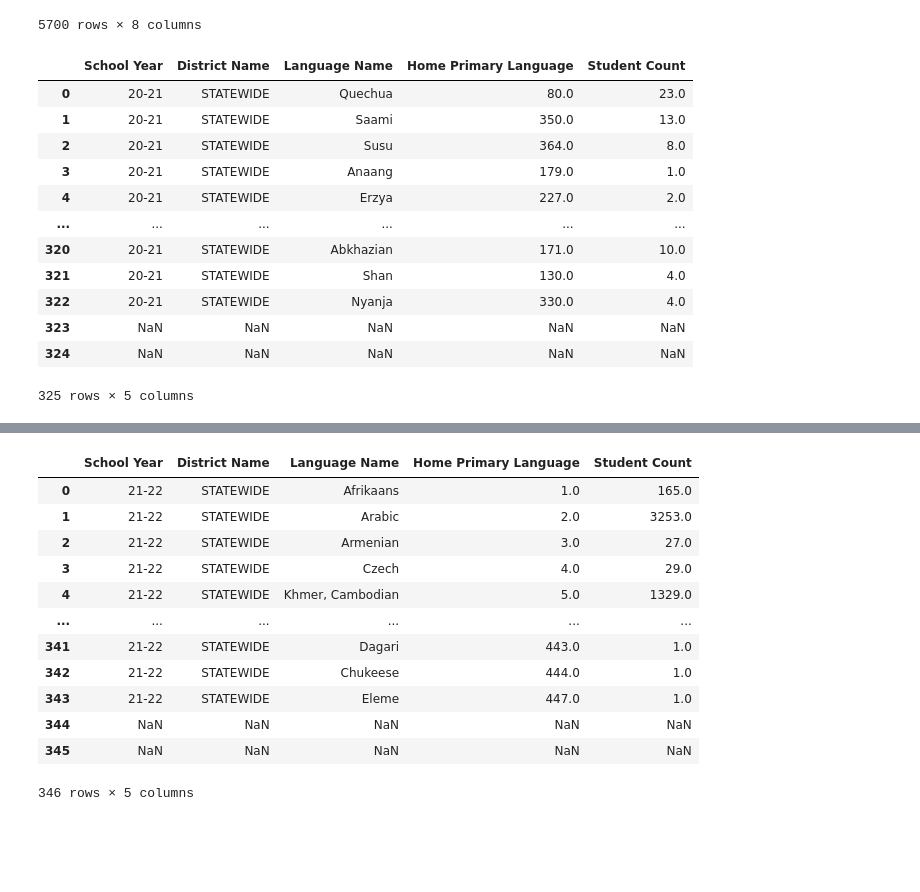
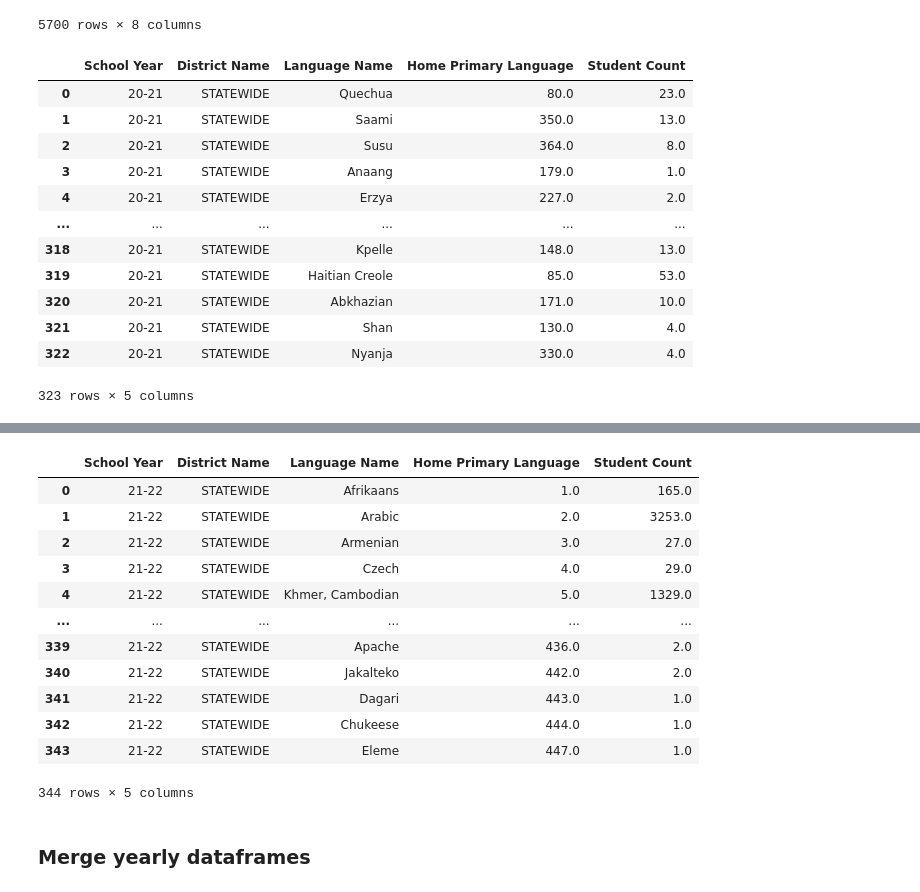
Before and after one commit to NTTGermania/Project-1-Group-7-Analysis-of-languages-in-Minnesota, a Jupyter notebook: Project#1test.ipynb, the cells around one changed output, grey strips where cells are left out. Saved outputs shown, nothing was run; the diff lists cells and outputs as text; code cells hidden in the pictures; blank space fills up the shorter version.

Commit message:
Merged data, divided notebook into sections for group members to work in

```diff
--- a/Project#1test.ipynb
+++ b/Project#1test.ipynb
@@ -806,22 +526,22 @@ primary_home_language_2021_final_df
 5700 rows × 8 columns
 # %%
 language_summary_2021_df = primary_home_language_2021_summary_df[primary_home_language_2021_summary_df["Strata Number"].isna()]
-language_summary_2021_final_df = language_summary_2021_df.drop(columns = {"County Name", "Strata Number", "Strata Name"}).reset_index(drop=True)
-language_summary_2021_final_df
+language_summary_2021_final_df = language_summary_2021_df.drop(columns = {"County Name", "Strata Number", "Strata Name"}).reset_index(drop=True).dropna()
+#language_summary_2021_final_df
 # %% [output]
 |  | School Year | District Name | Language Name | Home Primary Language | Student Count |
 | 0 | 20-21 | STATEWIDE | Quechua | 80.0 | 23.0 |
 | 1 | 20-21 | STATEWIDE | Saami | 350.0 | 13.0 |
 | 2 | 20-21 | STATEWIDE | Susu | 364.0 | 8.0 |
 | 3 | 20-21 | STATEWIDE | Anaang | 179.0 | 1.0 |
 | 4 | 20-21 | STATEWIDE | Erzya | 227.0 | 2.0 |
 | ... | ... | ... | ... | ... | ... |
+| 318 | 20-21 | STATEWIDE | Kpelle | 148.0 | 13.0 |
+| 319 | 20-21 | STATEWIDE | Haitian Creole | 85.0 | 53.0 |
 | 320 | 20-21 | STATEWIDE | Abkhazian | 171.0 | 10.0 |
 | 321 | 20-21 | STATEWIDE | Shan | 130.0 | 4.0 |
 | 322 | 20-21 | STATEWIDE | Nyanja | 330.0 | 4.0 |
-| 323 | NaN | NaN | NaN | NaN | NaN |
-| 324 | NaN | NaN | NaN | NaN | NaN |
-325 rows × 5 columns
+323 rows × 5 columns
 # %%
 primary_home_language_2022 = "data/2021-22 Primary Home Language Totals.csv"
 primary_home_language_2022_df = pd.read_csv(primary_home_language_2022)
@@ -861,8 +581,8 @@ primary_home_language_2022_final_df
 5944 rows × 8 columns
 # %%
 language_summary_2022_df = primary_home_language_2022_summary_df[primary_home_language_2022_summary_df["Strata Number"].isna()]
-language_summary_2022_final_df = language_summary_2022_df.drop(columns = {"County Name", "Strata Number", "Strata Name"}).reset_index(drop=True)
-language_summary_2022_final_df
+language_summary_2022_final_df = language_summary_2022_df.drop(columns = {"County Name", "Strata Number", "Strata Name"}).reset_index(drop=True).dropna()
+#language_summary_2022_final_df
 # %% [output]
 |  | School Year | District Name | Language Name | Home Primary Language | Student Count |
 | 0 | 21-22 | STATEWIDE | Afrikaans | 1.0 | 165.0 |
@@ -871,10 +591,12 @@ language_summary_2022_final_df
 | 3 | 21-22 | STATEWIDE | Czech | 4.0 | 29.0 |
 | 4 | 21-22 | STATEWIDE | Khmer, Cambodian | 5.0 | 1329.0 |
 | ... | ... | ... | ... | ... | ... |
+| 339 | 21-22 | STATEWIDE | Apache | 436.0 | 2.0 |
+| 340 | 21-22 | STATEWIDE | Jakalteko | 442.0 | 2.0 |
 | 341 | 21-22 | STATEWIDE | Dagari | 443.0 | 1.0 |
 | 342 | 21-22 | STATEWIDE | Chukeese | 444.0 | 1.0 |
 | 343 | 21-22 | STATEWIDE | Eleme | 447.0 | 1.0 |
-| 344 | NaN | NaN | NaN | NaN | NaN |
-| 345 | NaN | NaN | NaN | NaN | NaN |
-346 rows × 5 columns
+344 rows × 5 columns
+# %% [markdown]
+### Merge yearly dataframes
 # %%
```
Also changed, not shown: parts of 63 cells of this notebook.
